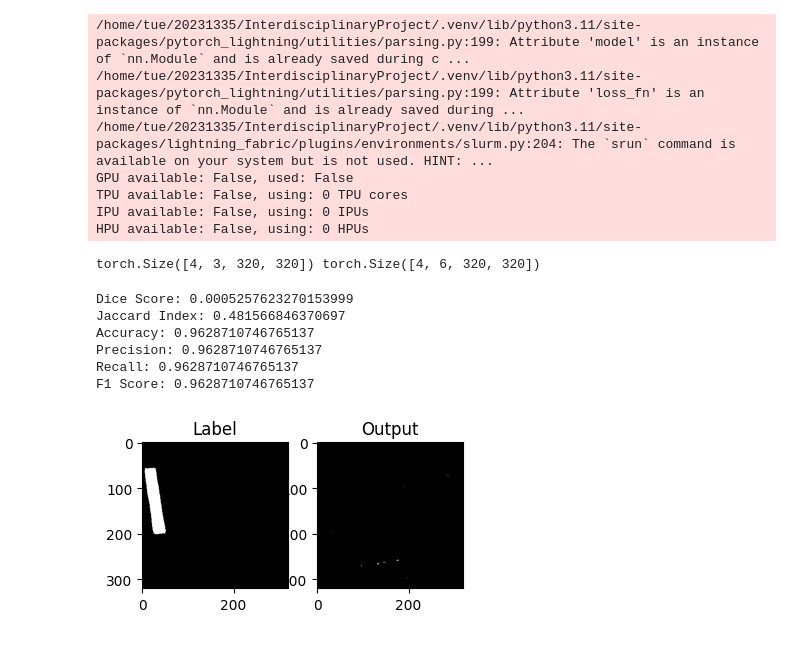
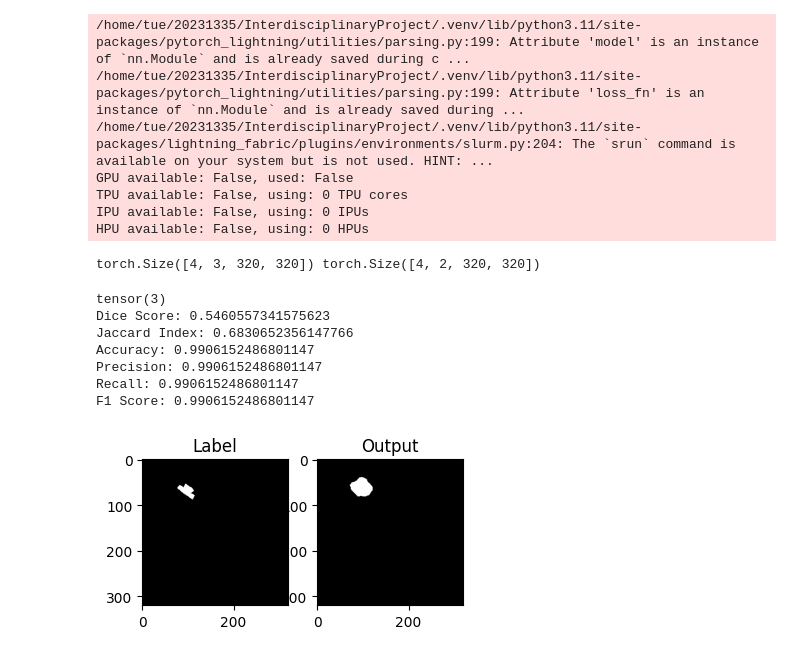
Before and after one commit to Tiburso/EnerVision, a Jupyter notebook: dataloaders.ipynb, the cells around one changed output. Cells and saved outputs as stored; diff of their text form; code cells hidden in the pictures.

```diff
--- a/dataloaders.ipynb
+++ b/dataloaders.ipynb
@@ -38,13 +38,8 @@ import torchvision.transforms.v2 as transforms
 train_folder = "data/solardk_dataset_neurips_v2/gentofte_trainval/train"
 validation_folder = "data/solardk_dataset_neurips_v2/gentofte_trainval/val"
 
-transform = transforms.Compose(    [
-        transforms.ToDtype(torch.float32),
-        transforms.Normalize(mean=[0.485, 0.456, 0.406], std=[0.229, 0.224, 0.225]),
-])
-
-train_dataset = SolarDKDataset(train_folder, transform=transform)
-validation_dataset = SolarDKDataset(validation_folder, transform=transform)
+train_dataset = SolarDKDataset(train_folder)
+validation_dataset = SolarDKDataset(validation_folder)
 # %%
 image, mask = train_dataset[10698]
 plot_image_and_mask(image, mask)
@@ -90,7 +85,7 @@ for image, label in train_dataloader:
     print(image.size(), label.size())
     break
 # %% [output]
-torch.Size([4, 3, 320, 320]) torch.Size([4, 6, 320, 320])
+torch.Size([4, 3, 320, 320]) torch.Size([4, 2, 320, 320])
 # %%
 # trainer.fit(base_model, train_dataloaders=train_dataloader, val_dataloaders=validation_dataset)
 # %%
@@ -116,7 +111,7 @@ from torchmetrics.functional import jaccard_index, accuracy, precision, recall,
 
 test_folder = "data/solardk_dataset_neurips_v2/herlev_test/test"
 
-model = BaseModel.load_from_checkpoint("lightning_logs/version_206437/checkpoints/last.ckpt")
+model = BaseModel.load_from_checkpoint("lightning_logs/version_206443/checkpoints/last.ckpt")
 
 test_dataset = SolarDKDataset(test_folder)
 test_loader = DataLoader(test_dataset, batch_size=4, shuffle=False)
@@ -124,42 +119,51 @@ test_loader = DataLoader(test_dataset, batch_size=4, shuffle=False)
 task = "multiclass"
 num_classes = 2
 
+# Loop on train dataloader until mask is not just zeros
+for image, label in train_dataloader:
+    # Check if the second channel of any of the batches is not all zeros
+    if (label[:, 1] != 0).any():
+        id = (label[:, 1] != 0).nonzero(as_tuple=True)[0][0]
+        print(id)
+        break
+
+
 # Estimate the model on the test set
 model.eval()
 with torch.no_grad():
-    image, label = next(iter(test_loader))
+    output = model(image)
 
-    idx = 0
-    output = model(image)[idx]
-    label  = label[idx]
+    output = output[id]
+    label = label[id]
 
     # sigmoid_predictions = torch.sigmoid(output)
     # output_predictions = (torch.sigmoid(output) > 0.1).float().squeeze()
     output_predictions = output.argmax(dim=0).float().squeeze()
     label = label.argmax(dim=0).float().squeeze()
 
     print(f"Dice Score: {dice(output_predictions, label.int())}")
     print(f"Jaccard Index: {jaccard_index(output_predictions, label, task=task, num_classes=num_classes)}")
     print(f"Accuracy: {accuracy(output_predictions, label, task=task, num_classes=num_classes)}")
     print(f"Precision: {precision(output_predictions, label, task=task, num_classes=  num_classes)}")
     print(f"Recall: {recall(output_predictions, label, task=task, num_classes=num_classes)}")
     print(f"F1 Score: {f1_score(output_predictions, label, task=task, num_classes=num_classes)}")
 
     plt.subplot(1, 3, 2)
     plt.imshow(label, cmap="gray")
     plt.title("Label")
 
     plt.subplot(1, 3, 3)
     r = Image.fromarray(output_predictions.byte().cpu().numpy())
     plt.imshow(r, cmap="gray")
     plt.title("Output")
 
     plt.show()
 # %% [output]
-Dice Score: 0.0005257623270153999
-Jaccard Index: 0.481566846370697
-Accuracy: 0.9628710746765137
-Precision: 0.9628710746765137
-Recall: 0.9628710746765137
-F1 Score: 0.9628710746765137
+tensor(3)
+Dice Score: 0.5460557341575623
+Jaccard Index: 0.6830652356147766
+Accuracy: 0.9906152486801147
+Precision: 0.9906152486801147
+Recall: 0.9906152486801147
+F1 Score: 0.9906152486801147
-[figure, old version]
+[figure, new version]
```
Also changed, not shown: parts of 1 cell of this notebook, 2 other files.
